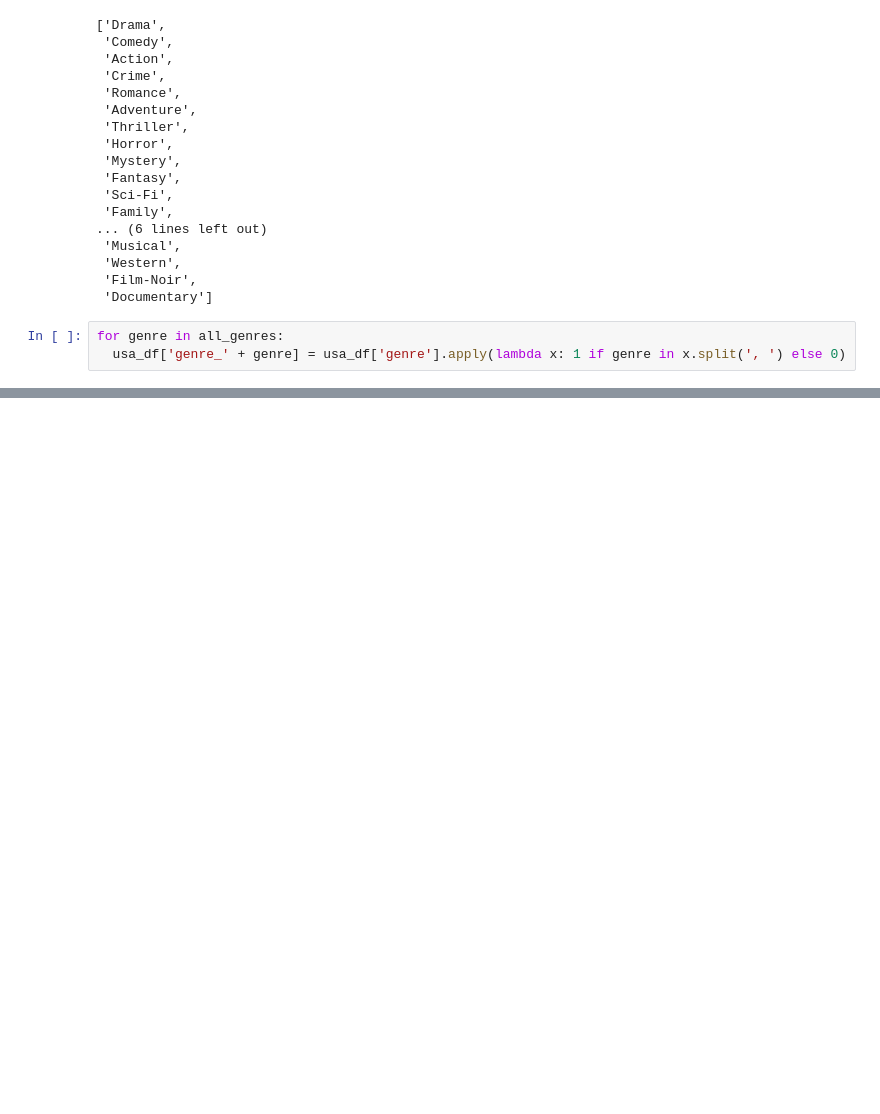
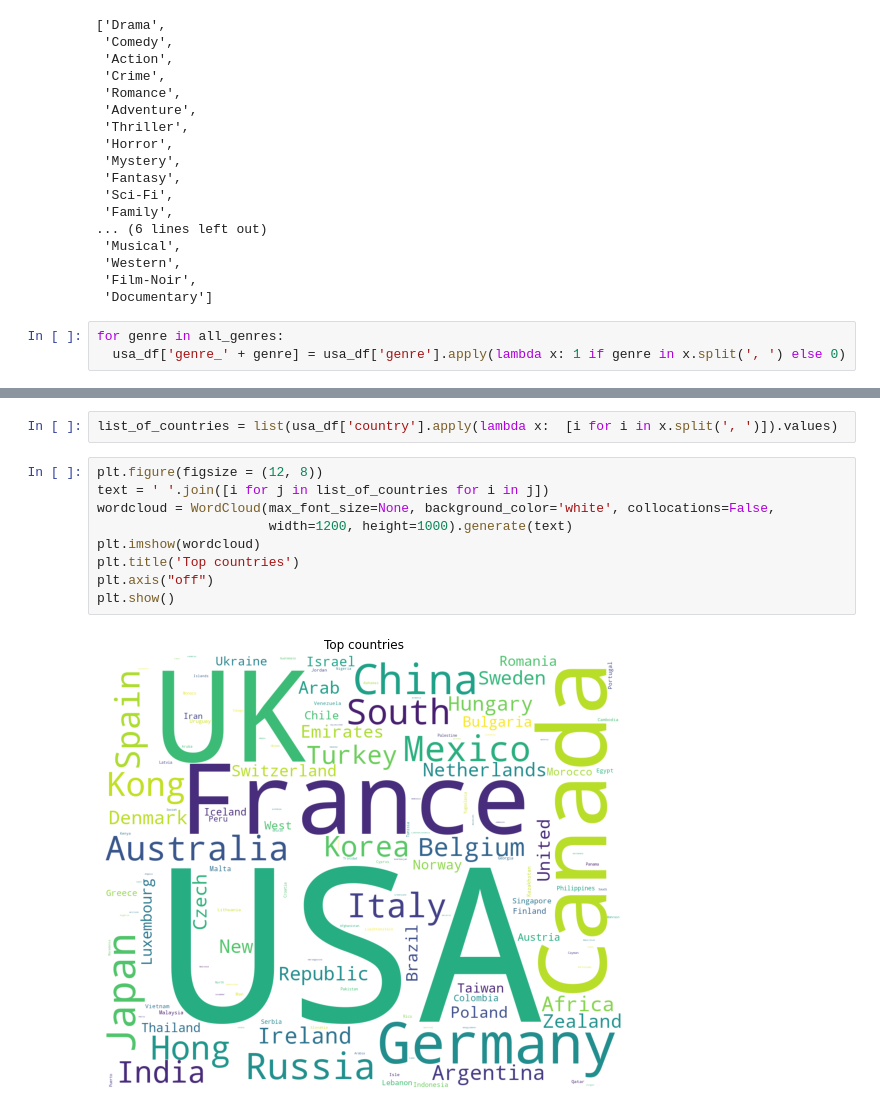
Before and after one commit to qizhengyaoyao/Final-project, a Jupyter notebook: 01_Data_Processing.ipynb, the cells around one changed output, grey strips where cells are left out. Saved outputs shown, nothing was run; the diff lists cells and outputs as text; blank space fills up the shorter version.

```diff
--- a/01_Data_Processing.ipynb
+++ b/01_Data_Processing.ipynb
@@ -318,0 +355,13 @@ usa_df.head()
+# %%
+list_of_countries = list(usa_df['country'].apply(lambda x:  [i for i in x.split(', ')]).values)
+# %%
+plt.figure(figsize = (12, 8))
+text = ' '.join([i for j in list_of_countries for i in j])
+wordcloud = WordCloud(max_font_size=None, background_color='white', collocations=False,
+                      width=1200, height=1000).generate(text)
+plt.imshow(wordcloud)
+plt.title('Top countries')
+plt.axis("off")
+plt.show()
+# %% [output]
+[figure, added]
```
Also changed, not shown: parts of 38 cells of this notebook.
